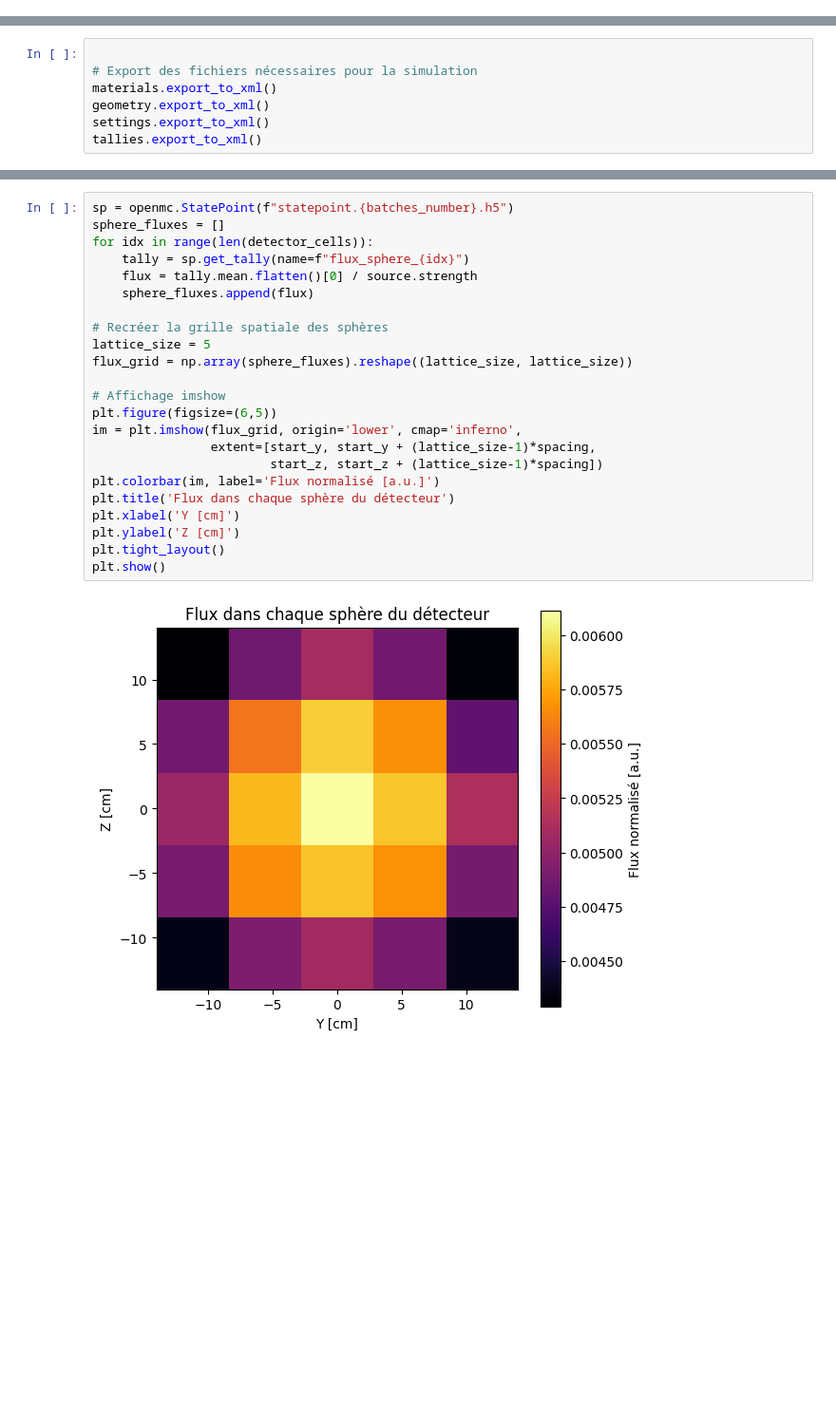
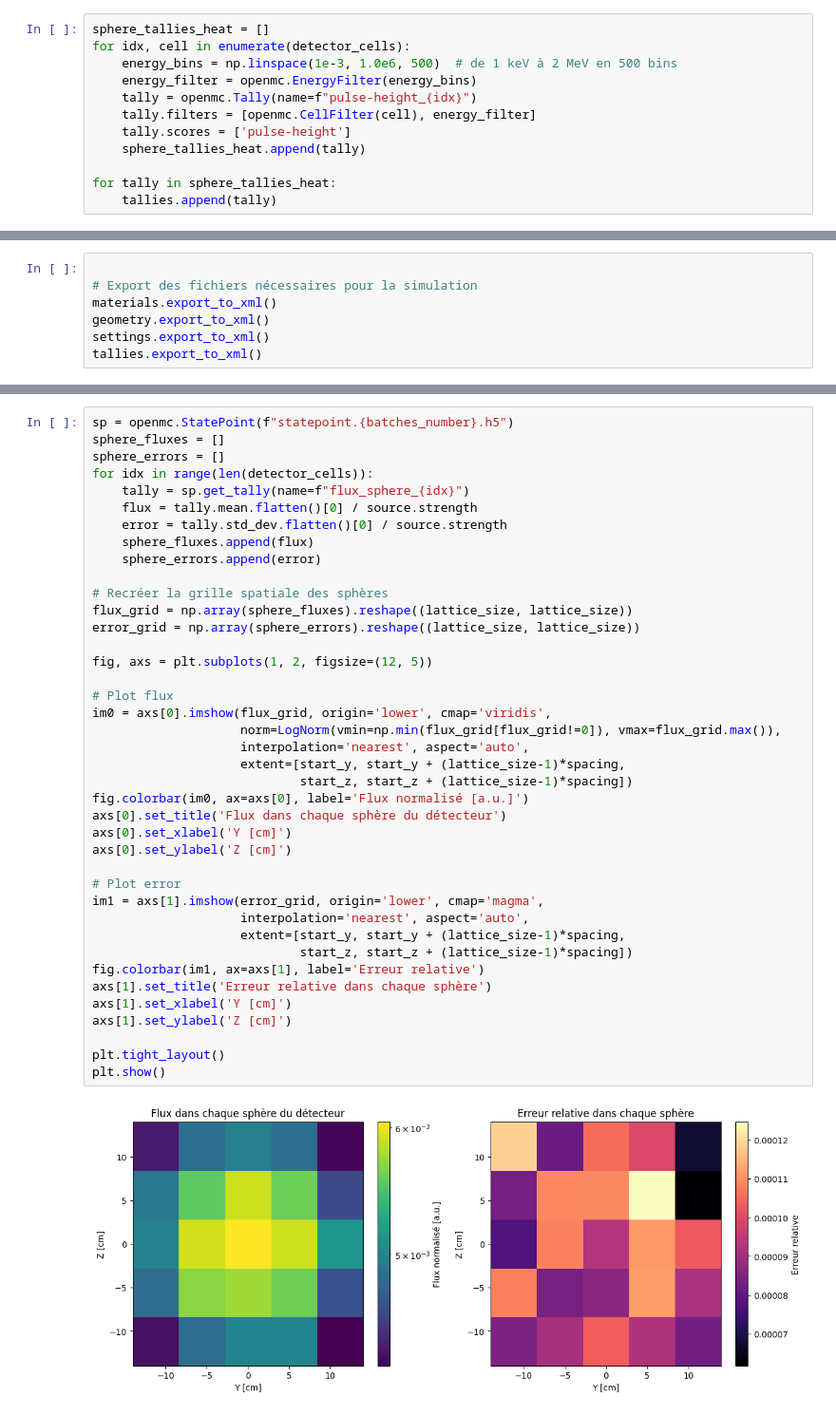
Before and after one commit to simonfouc120/open-mc-project, a Jupyter notebook: src/studies/simulation_cs_137_various_detectors/cesium_various_det.ipynb, the cells around one changed output, grey strips where cells are left out. Shown: that part at 95% size. Cells and saved outputs as stored; diff of their text form; blank space fills up the shorter version.

```diff
--- a/src/studies/simulation_cs_137_various_detectors/cesium_various_det.ipynb
+++ b/src/studies/simulation_cs_137_various_detectors/cesium_various_det.ipynb
@@ -125,6 +127,18 @@ for idx, cell in enumerate(detector_cells):
 # 4. Ajouter les tallies à la collection
 for tally in sphere_tallies:
     tallies.append(tally)
+# %%
+sphere_tallies_heat = []
+for idx, cell in enumerate(detector_cells):
+    energy_bins = np.linspace(1e-3, 1.0e6, 500)  # de 1 keV à 2 MeV en 500 bins
+    energy_filter = openmc.EnergyFilter(energy_bins)
+    tally = openmc.Tally(name=f"pulse-height_{idx}")
+    tally.filters = [openmc.CellFilter(cell), energy_filter]
+    tally.scores = ['pulse-height']
+    sphere_tallies_heat.append(tally)
+
+for tally in sphere_tallies_heat:
+    tallies.append(tally)
 # %%
 # Configuration de la simulation
 settings = openmc.Settings()
@@ -311,25 +325,42 @@ plt.show()
 # %%
 sp = openmc.StatePoint(f"statepoint.{batches_number}.h5")
 sphere_fluxes = []
+sphere_errors = []
 for idx in range(len(detector_cells)):
     tally = sp.get_tally(name=f"flux_sphere_{idx}")
     flux = tally.mean.flatten()[0] / source.strength
+    error = tally.std_dev.flatten()[0] / source.strength
     sphere_fluxes.append(flux)
+    sphere_errors.append(error)
 
 # Recréer la grille spatiale des sphères
-lattice_size = 5
 flux_grid = np.array(sphere_fluxes).reshape((lattice_size, lattice_size))
+error_grid = np.array(sphere_errors).reshape((lattice_size, lattice_size))
 
-# Affichage imshow
-plt.figure(figsize=(6,5))
-im = plt.imshow(flux_grid, origin='lower', cmap='inferno',
-                extent=[start_y, start_y + (lattice_size-1)*spacing,
-                        start_z, start_z + (lattice_size-1)*spacing])
-plt.colorbar(im, label='Flux normalisé [a.u.]')
-plt.title('Flux dans chaque sphère du détecteur')
-plt.xlabel('Y [cm]')
-plt.ylabel('Z [cm]')
+fig, axs = plt.subplots(1, 2, figsize=(12, 5))
+
+# Plot flux
+im0 = axs[0].imshow(flux_grid, origin='lower', cmap='viridis',
+                    norm=LogNorm(vmin=np.min(flux_grid[flux_grid!=0]), vmax=flux_grid.max()),
+                    interpolation='nearest', aspect='auto',
+                    extent=[start_y, start_y + (lattice_size-1)*spacing,
+                            start_z, start_z + (lattice_size-1)*spacing])
+fig.colorbar(im0, ax=axs[0], label='Flux normalisé [a.u.]')
+axs[0].set_title('Flux dans chaque sphère du détecteur')
+axs[0].set_xlabel('Y [cm]')
+axs[0].set_ylabel('Z [cm]')
+
+# Plot error
+im1 = axs[1].imshow(error_grid, origin='lower', cmap='magma',
+                    interpolation='nearest', aspect='auto',
+                    extent=[start_y, start_y + (lattice_size-1)*spacing,
+                            start_z, start_z + (lattice_size-1)*spacing])
+fig.colorbar(im1, ax=axs[1], label='Erreur relative')
+axs[1].set_title('Erreur relative dans chaque sphère')
+axs[1].set_xlabel('Y [cm]')
+axs[1].set_ylabel('Z [cm]')
+
 plt.tight_layout()
 plt.show()
 # %% [output]
-[figure, old version]
+[figure, new version]
```
Also changed, not shown: parts of 8 cells of this notebook, 2 other files.
